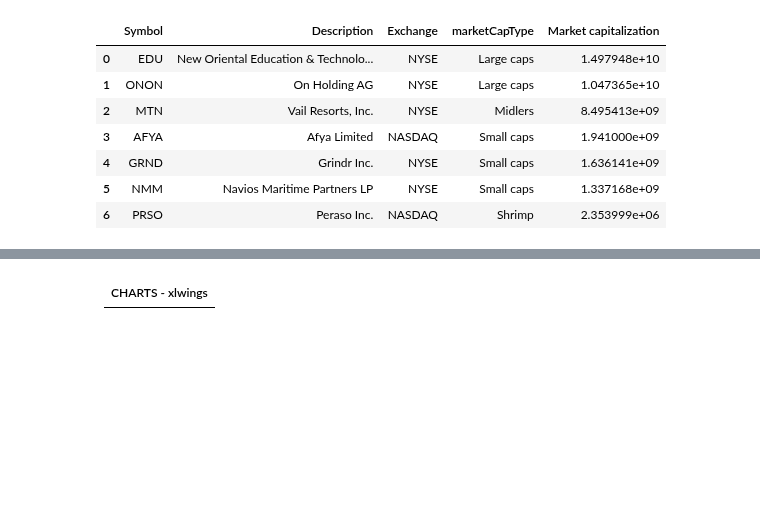
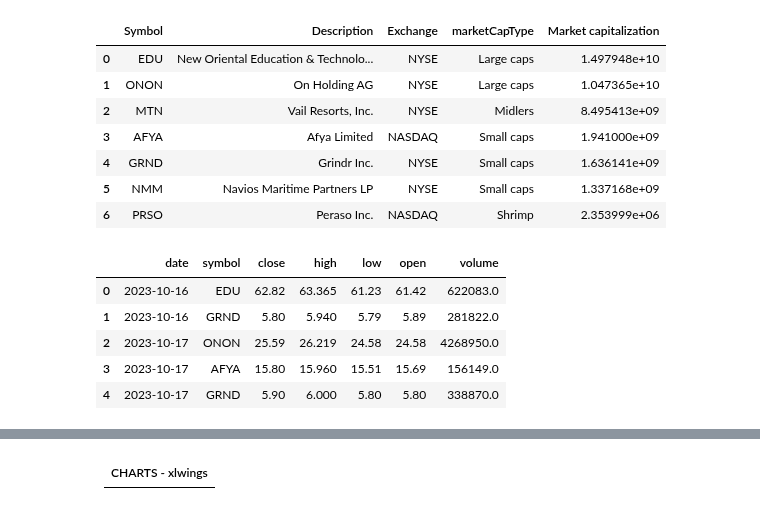
Before and after one commit to sudz4/dark-trader, a Jupyter notebook: gus_DATA.ipynb, the cells around one changed output, grey strips where cells are left out. Drawn from its saved outputs; the diff is of its cells as text; code cells hidden in the pictures; blank space fills up the shorter version.

```diff
--- a/gus_DATA.ipynb
+++ b/gus_DATA.ipynb
@@ -809,3 +809,15 @@ info_news_df
 | 4 | GRND | Grindr Inc. | NYSE | Small caps | 1.636141e+09 |
 | 5 | NMM | Navios Maritime Partners LP | NYSE | Small caps | 1.337168e+09 |
 | 6 | PRSO | Peraso Inc. | NASDAQ | Shrimp | 2.353999e+06 |
+# %%
+#### Trading view chart with my own data ####
+mvp_chart_df = chart_historical_df.iloc[:,:7]
+
+mvp_chart_df.head(5)
+# %% [output]
+|  | date | symbol | close | high | low | open | volume |
+| 0 | 2023-10-16 | EDU | 62.82 | 63.365 | 61.23 | 61.42 | 622083.0 |
+| 1 | 2023-10-16 | GRND | 5.80 | 5.940 | 5.79 | 5.89 | 281822.0 |
+| 2 | 2023-10-17 | ONON | 25.59 | 26.219 | 24.58 | 24.58 | 4268950.0 |
+| 3 | 2023-10-17 | AFYA | 15.80 | 15.960 | 15.51 | 15.69 | 156149.0 |
+| 4 | 2023-10-17 | GRND | 5.90 | 6.000 | 5.80 | 5.80 | 338870.0 |
```
Also changed, not shown: parts of 3 cells of this notebook.
